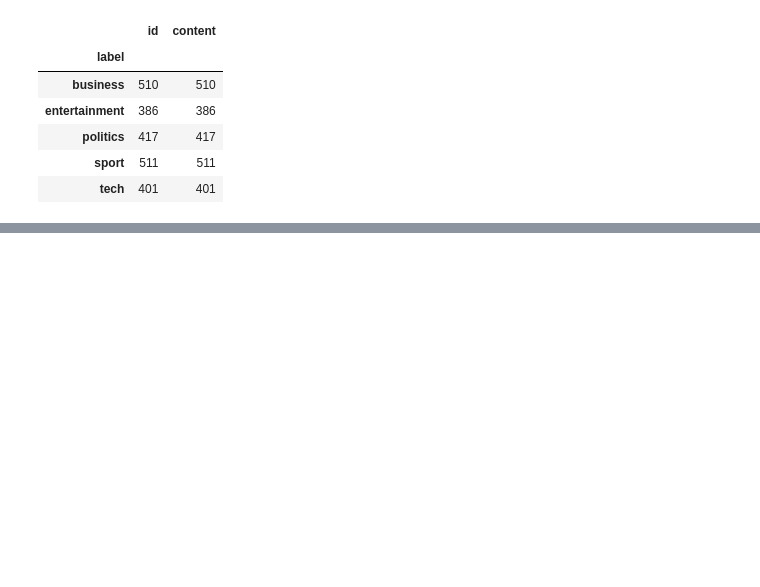
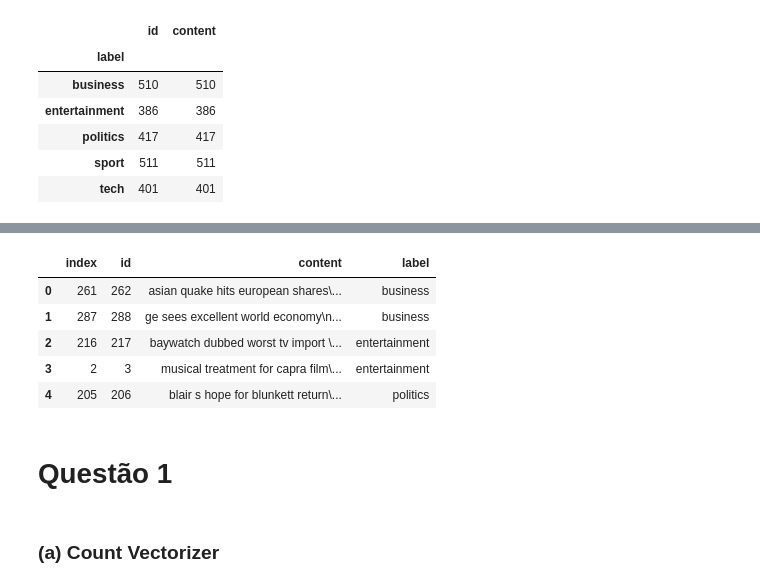
Before and after one commit to NaldoHoracio/nlp_venv, a Jupyter notebook: list2.ipynb, the cells around one changed output, grey strips where cells are left out. Cells and saved outputs as stored; diff of their text form; code cells hidden in the pictures; blank space fills up the shorter version.

```diff
--- a/list2.ipynb
+++ b/list2.ipynb
@@ -43,0 +101,20 @@ df_corpus.groupby(by=['label']).count()
+# %%
+for i in range(df_subset10['content'].shape[0]):
+    df_subset10['content'] = df_subset10['content'].str.lower()
+    #print(f"Index {i}")
+    # print(df_subset10['content'])
+# %%
+df_subset10['content'] = df_subset10['content'].apply(remove_punctuation)
+
+df_subset10.head()
+# %% [output]
+|  | index | id | content | label |
+| 0 | 261 | 262 | asian quake hits european shares\... | business |
+| 1 | 287 | 288 | ge sees excellent world economy\n... | business |
+| 2 | 216 | 217 | baywatch dubbed worst tv import \... | entertainment |
+| 3 | 2 | 3 | musical treatment for capra film\... | entertainment |
+| 4 | 205 | 206 | blair s hope for blunkett return\... | politics |
+# %% [markdown]
+# Questão 1
+# %% [markdown]
+### (a) Count Vectorizer
```
Also changed, not shown: parts of 32 cells of this notebook.
